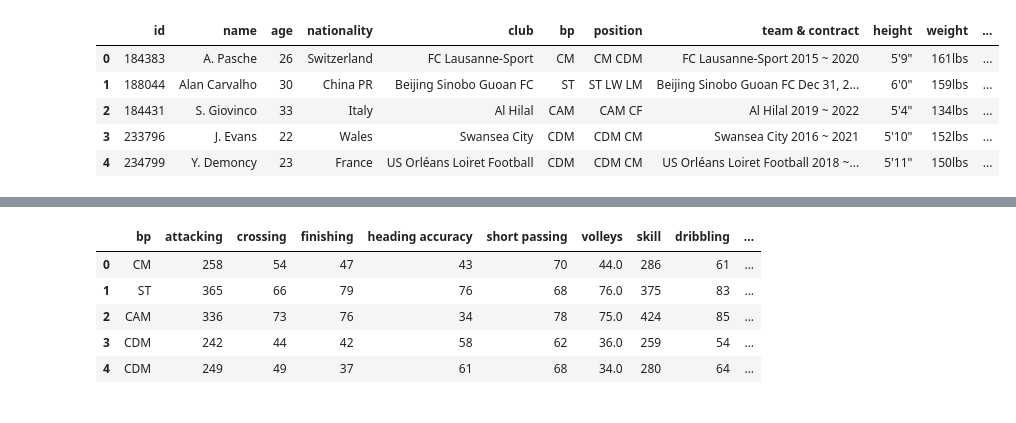
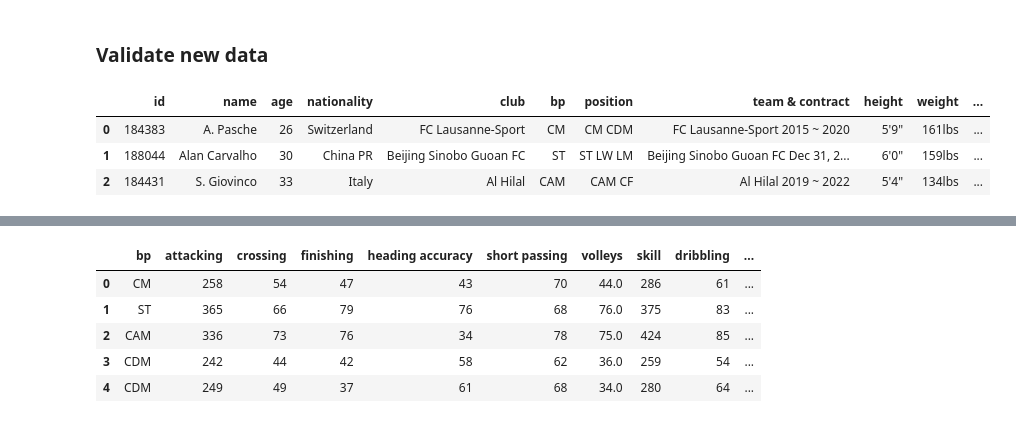
Before and after one commit to SangreNocturna/Fifa_LaLiga, a Jupyter notebook: Fifa_LaLiga-main/fifa21data.ipynb, the cells around one changed output, grey strips where cells are left out. Drawn from its saved outputs; the diff is of its cells as text; code cells hidden in the pictures.

Commit message:
fifa21

```diff
--- a/Fifa_LaLiga-main/fifa21data.ipynb
+++ b/Fifa_LaLiga-main/fifa21data.ipynb
@@ -10,0 +200,3 @@ pd.set_option('display.max_rows', None)
+# %%
+df = preprocess(pd.read_csv('fifa21_train.csv'))
+df2 = preprocess(pd.read_csv('fifa21_validate.csv'))
@@ -11,19 +294,19 @@ pd.set_option('display.max_rows', None)
+# %% [markdown]
+### Validate new data
 # %%
 
 def preprocess(df):
     cols = []
     for column in df.columns:
         cols.append(column.lower())
     df.columns = cols
     return df
 
 
 df = preprocess(pd.read_csv('fifa21_train.csv'))
-df.head()
+df.head(3)
 # %% [output]
 |  | id | name | age | nationality | club | bp | position | team & contract | height | weight | ... |
 | 0 | 184383 | A. Pasche | 26 | Switzerland | FC Lausanne-Sport | CM | CM CDM | FC Lausanne-Sport 2015 ~ 2020 | 5'9" | 161lbs | ... |
 | 1 | 188044 | Alan Carvalho | 30 | China PR | Beijing Sinobo Guoan FC | ST | ST LW LM | Beijing Sinobo Guoan FC Dec 31, 2... | 6'0" | 159lbs | ... |
 | 2 | 184431 | S. Giovinco | 33 | Italy | Al Hilal | CAM | CAM CF | Al Hilal 2019 ~ 2022 | 5'4" | 134lbs | ... |
-| 3 | 233796 | J. Evans | 22 | Wales | Swansea City | CDM | CDM CM | Swansea City 2016 ~ 2021 | 5'10" | 152lbs | ... |
-| 4 | 234799 | Y. Demoncy | 23 | France | US Orléans Loiret Football | CDM | CDM CM | US Orléans Loiret Football 2018 ~... | 5'11" | 150lbs | ... |
```
Also changed, not shown: parts of 47 cells of this notebook.
